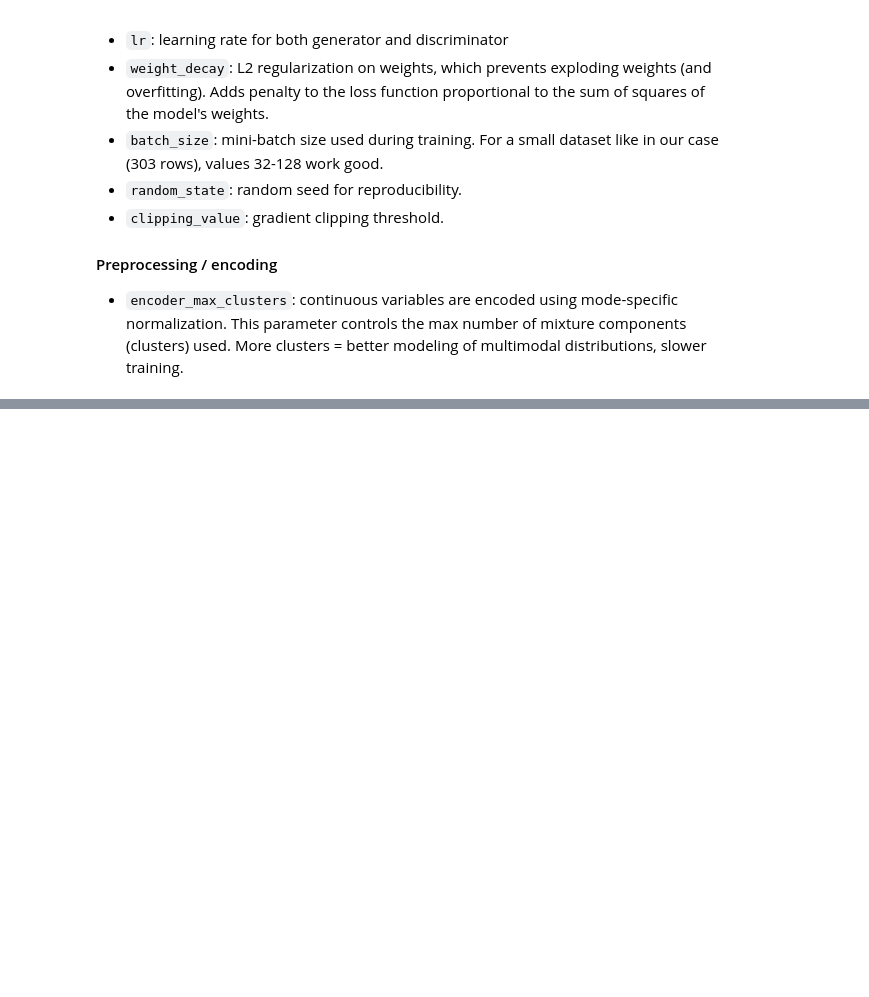
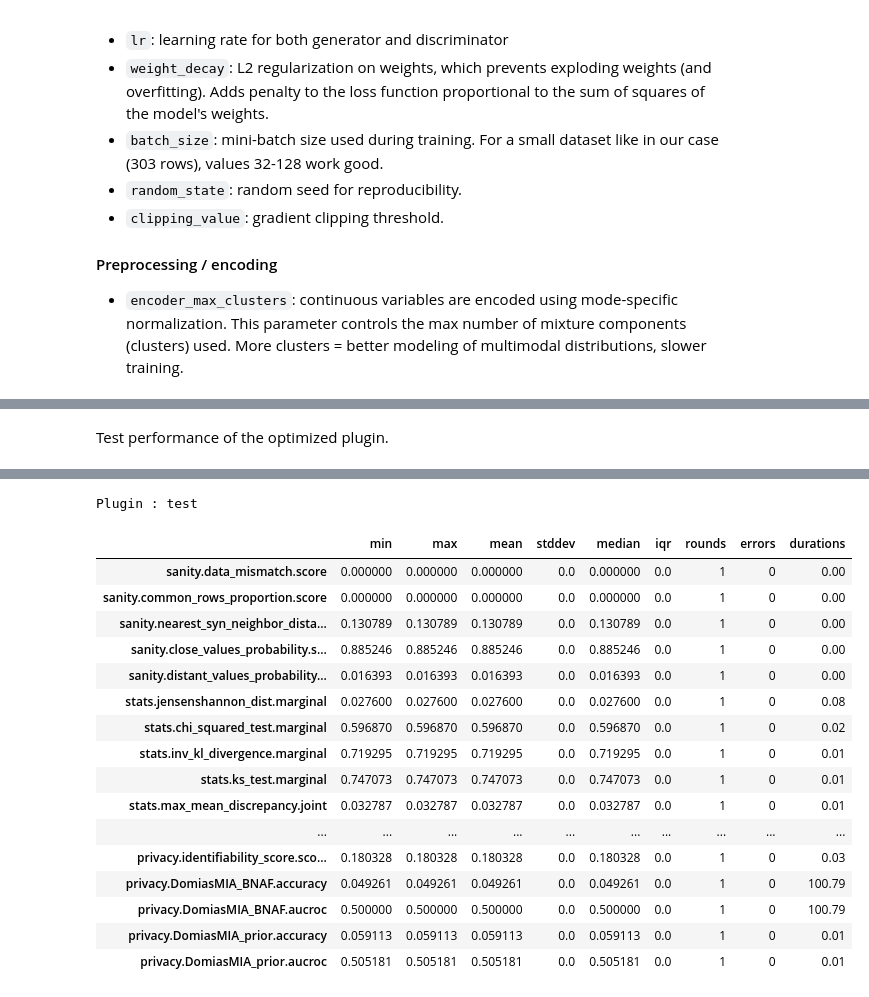
Before and after one commit to georgelepsaya/synth_tab_health_data, a Jupyter notebook: synth_data.ipynb, the cells around one changed output, grey strips where cells are left out. Drawn from its saved outputs; the diff is of its cells as text; code cells hidden in the pictures; blank space fills up the shorter version.

```diff
--- a/synth_data.ipynb
+++ b/synth_data.ipynb
@@ -281,0 +466,13 @@ plugin.fit(X)
+# %% [markdown]
+Test performance of the optimized plugin.
+# %%
+best_params = study.best_params
+report = Benchmarks.evaluate(
+    [("test", "ctgan", best_params)],
+    train_loader,
+    test_loader,
+    repeats=1,
+    # metrics={"detection": ["detection_mlp", "detection_xgb"]},
+)
+Benchmarks.print(report)
+# %% [output]
@@ -281,0 +483,18 @@ plugin.fit(X)
+Plugin : test
+|  | min | max | mean | stddev | median | iqr | rounds | errors | durations |
+| sanity.data_mismatch.score | 0.000000 | 0.000000 | 0.000000 | 0.0 | 0.000000 | 0.0 | 1 | 0 | 0.00 |
+| sanity.common_rows_proportion.score | 0.000000 | 0.000000 | 0.000000 | 0.0 | 0.000000 | 0.0 | 1 | 0 | 0.00 |
+| sanity.nearest_syn_neighbor_dista... | 0.130789 | 0.130789 | 0.130789 | 0.0 | 0.130789 | 0.0 | 1 | 0 | 0.00 |
+| sanity.close_values_probability.s... | 0.885246 | 0.885246 | 0.885246 | 0.0 | 0.885246 | 0.0 | 1 | 0 | 0.00 |
+| sanity.distant_values_probability... | 0.016393 | 0.016393 | 0.016393 | 0.0 | 0.016393 | 0.0 | 1 | 0 | 0.00 |
+| stats.jensenshannon_dist.marginal | 0.027600 | 0.027600 | 0.027600 | 0.0 | 0.027600 | 0.0 | 1 | 0 | 0.08 |
+| stats.chi_squared_test.marginal | 0.596870 | 0.596870 | 0.596870 | 0.0 | 0.596870 | 0.0 | 1 | 0 | 0.02 |
+| stats.inv_kl_divergence.marginal | 0.719295 | 0.719295 | 0.719295 | 0.0 | 0.719295 | 0.0 | 1 | 0 | 0.01 |
+| stats.ks_test.marginal | 0.747073 | 0.747073 | 0.747073 | 0.0 | 0.747073 | 0.0 | 1 | 0 | 0.01 |
+| stats.max_mean_discrepancy.joint | 0.032787 | 0.032787 | 0.032787 | 0.0 | 0.032787 | 0.0 | 1 | 0 | 0.01 |
+| ... | ... | ... | ... | ... | ... | ... | ... | ... | ... |
+| privacy.identifiability_score.sco... | 0.180328 | 0.180328 | 0.180328 | 0.0 | 0.180328 | 0.0 | 1 | 0 | 0.03 |
+| privacy.DomiasMIA_BNAF.accuracy | 0.049261 | 0.049261 | 0.049261 | 0.0 | 0.049261 | 0.0 | 1 | 0 | 100.79 |
+| privacy.DomiasMIA_BNAF.aucroc | 0.500000 | 0.500000 | 0.500000 | 0.0 | 0.500000 | 0.0 | 1 | 0 | 100.79 |
+| privacy.DomiasMIA_prior.accuracy | 0.059113 | 0.059113 | 0.059113 | 0.0 | 0.059113 | 0.0 | 1 | 0 | 0.01 |
+| privacy.DomiasMIA_prior.aucroc | 0.505181 | 0.505181 | 0.505181 | 0.0 | 0.505181 | 0.0 | 1 | 0 | 0.01 |
```
Also changed, not shown: parts of 32 cells of this notebook.
